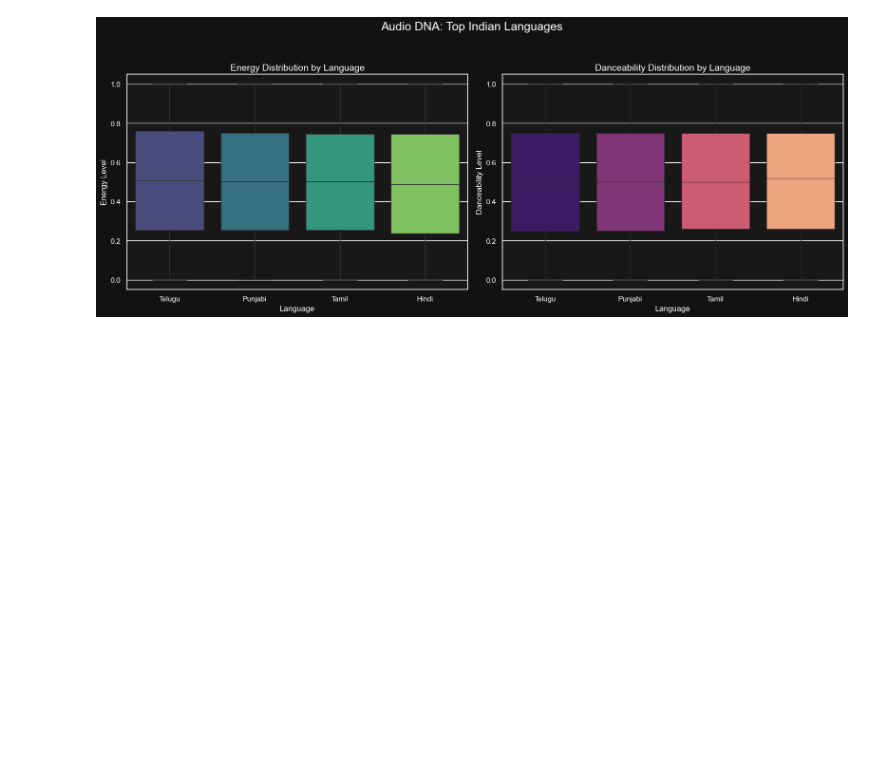
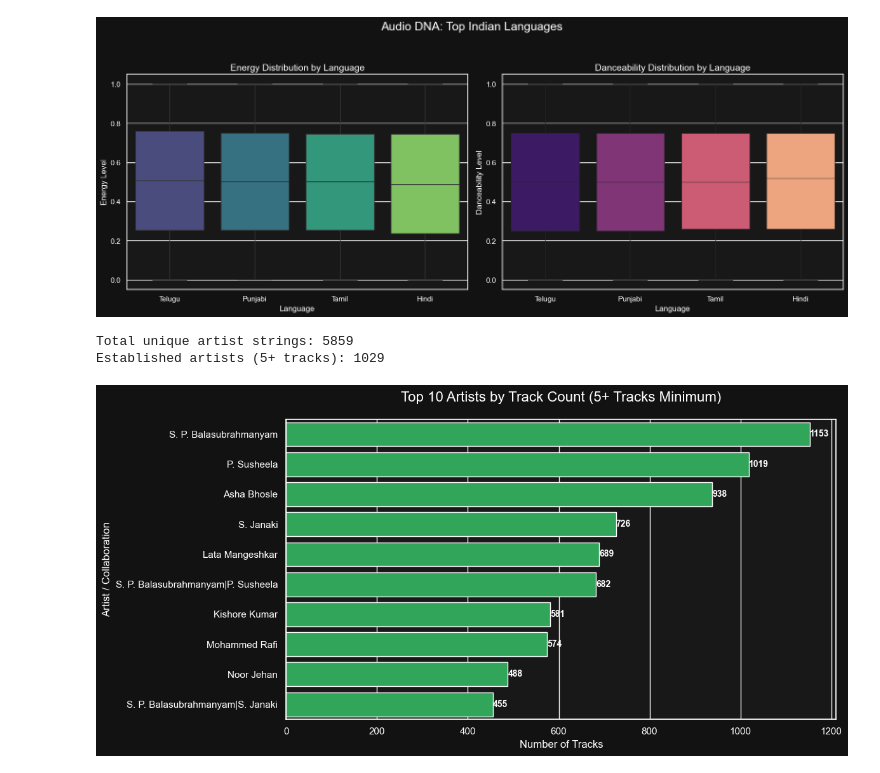
Before and after one commit to manasscodes/Spotify-Music-Intelligence-India, a Jupyter notebook: notebooks/01_eda.ipynb, the cells around one changed output. Cells and saved outputs as stored; diff of their text form; code cells hidden in the pictures; blank space fills up the shorter version.

Commit message:
feat: complete EDA - language, popularity, and artist intelligence analysis

```diff
--- a/notebooks/01_eda.ipynb
+++ b/notebooks/01_eda.ipynb
@@ -199,3 +184,43 @@ Passing `palette` without assigning `hue` is deprecated and will be removed in v
 
   sns.boxplot(data=df_top_langs, x='language', y='danceability', ax=axes[1], palette='magma')
 [figure]
+# %%
+# Aggregate artist metrics
+artist_df = df.groupby('singer').agg(
+    track_count=('song_name', 'count'),
+    avg_popularity=('popularity', 'mean'),
+    total_streams=('stream', 'sum')
+).reset_index()
+
+# Filter out one-hit wonders (only artists with 5+ tracks)
+established_artists = artist_df[artist_df['track_count'] >= 5].copy()
+
+# Sort by track count for the first plot
+top_by_volume = established_artists.sort_values('track_count', ascending=False).head(10)
+
+# Sort by average popularity for the second plot
+top_by_popularity = established_artists.sort_values('avg_popularity', ascending=False).head(10)
+
+print(f"Total unique artist strings: {len(artist_df)}")
+print(f"Established artists (5+ tracks): {len(established_artists)}")
+# %% [output]
+Total unique artist strings: 5859
+Established artists (5+ tracks): 1029
+# %%
+# Plot 1: Top 10 Artists by Track Count
+plt.figure(figsize=(12, 6))
+ax = sns.barplot(data=top_by_volume, y='singer', x='track_count', color='#1DB954')
+
+# Add labels
+for p in ax.patches:
+    ax.annotate(f'{int(p.get_width())}',
+                (p.get_width(), p.get_y() + p.get_height() / 2.),
+                ha='left', va='center', fontsize=10, color='white', fontweight='bold')
+
+plt.title('Top 10 Artists by Track Count (5+ Tracks Minimum)', fontsize=16, pad=20)
+plt.xlabel('Number of Tracks', fontsize=12)
+plt.ylabel('Artist / Collaboration', fontsize=12)
+plt.tight_layout()
+plt.show()
+# %% [output]
+[figure, added]
```
Also changed, not shown: parts of 2 cells of this notebook.
